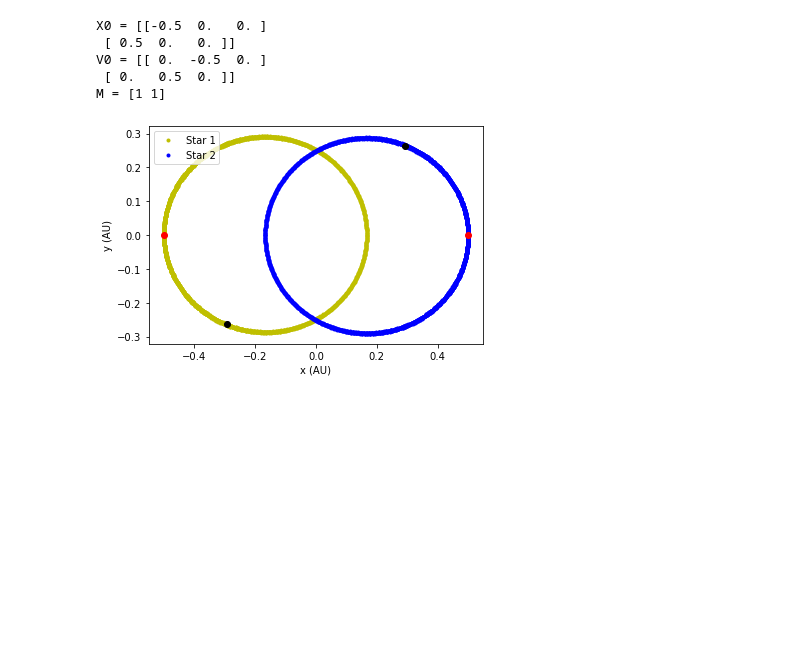
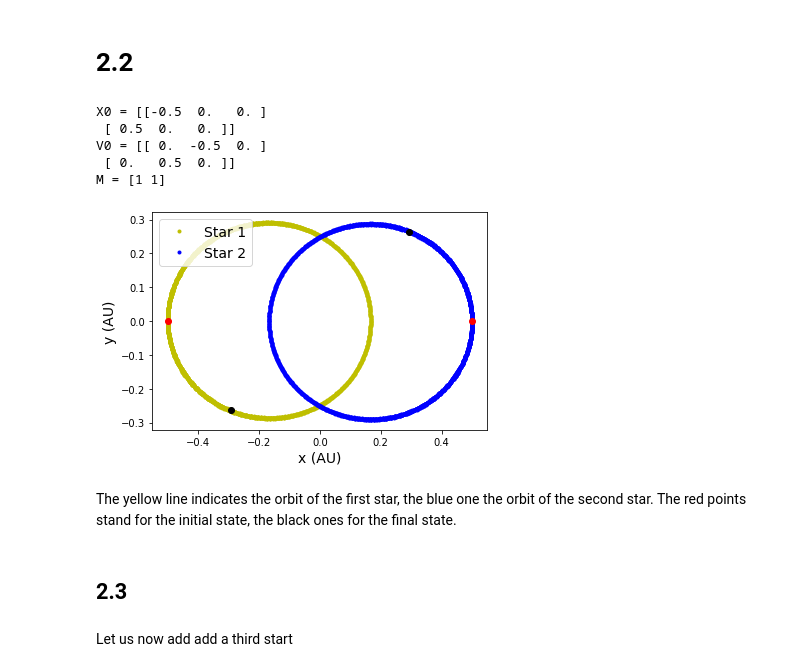
Before and after one commit to Matteo294/FoSM, a Jupyter notebook: sheet3/ex2/ex2.ipynb, the cells around one changed output. Saved outputs shown, nothing was run; the diff lists cells and outputs as text; code cells hidden in the pictures; blank space fills up the shorter version.

```diff
--- a/sheet3/ex2/ex2.ipynb
+++ b/sheet3/ex2/ex2.ipynb
@@ -6,6 +14,8 @@ $$
 \frac{\xi^3}{\tau^2\mu} = G.
 $$
 Since we have 4 variables in two equations, two of them can be freely chosen, determining the other two of them.
+# %% [markdown]
+# 2.2
 # %%
 import numpy as np
 import matplotlib.pyplot as plt
@@ -51,36 +61,42 @@ N = 2
 M = np.array((1,1))
 X0 = np.zeros((N,3))
 X0[0,0] = -0.5
 X0[1,0] = 0.5
 V0 = np.zeros((N,3))
 V0[0,1]  = -0.5
 V0[1,1] = 0.5
 
 print(f'X0 = {X0}')
 print(f'V0 = {V0}')
 print(f'M = {M}')
 
 
 dt = 1e-2
 T = 20
 Nt = int(T/dt)
 
 t, X, V = leapfrogN(M, X0, V0, Nt, dt, newton_acc)
 
 fig = plt.figure()
 plt.plot(X[0,0,:],X[0,1,:], 'y.', X[1,0,:],X[1,1,:],'b.')
 plt.plot(X[0,0,0],X[0,1,0],'ro',X[1,0,0],X[1,1,0],'ro')
 plt.plot(X[0,0,-1],X[0,1,-1],'ko',X[1,0,-1],X[1,1,-1],'ko')
-plt.legend(['Star 1','Star 2'], loc='upper left')
-plt.xlabel('x (AU)'); plt.ylabel('y (AU)')
+plt.legend(['Star 1','Star 2'], loc='upper left', fontsize=14)
+plt.xlabel('x (AU)', fontsize=14); plt.ylabel('y (AU)', fontsize=14)
 plt.show()
 # %% [output]
 X0 = [[-0.5  0.   0. ]
  [ 0.5  0.   0. ]]
 V0 = [[ 0.  -0.5  0. ]
  [ 0.   0.5  0. ]]
 M = [1 1]
-[figure, old version]
+[figure, new version]
+# %% [markdown]
+The yellow line indicates the orbit of the first star, the blue one the orbit of the second star. The red points stand for the initial state, the black ones for the final state.
+# %% [markdown]
+## 2.3
+# %% [markdown]
+Let us now add add a third start
 # %%
 # 2.3: + third star:
 N = 3
```
Also changed, not shown: parts of 7 cells of this notebook, 5 other files.
